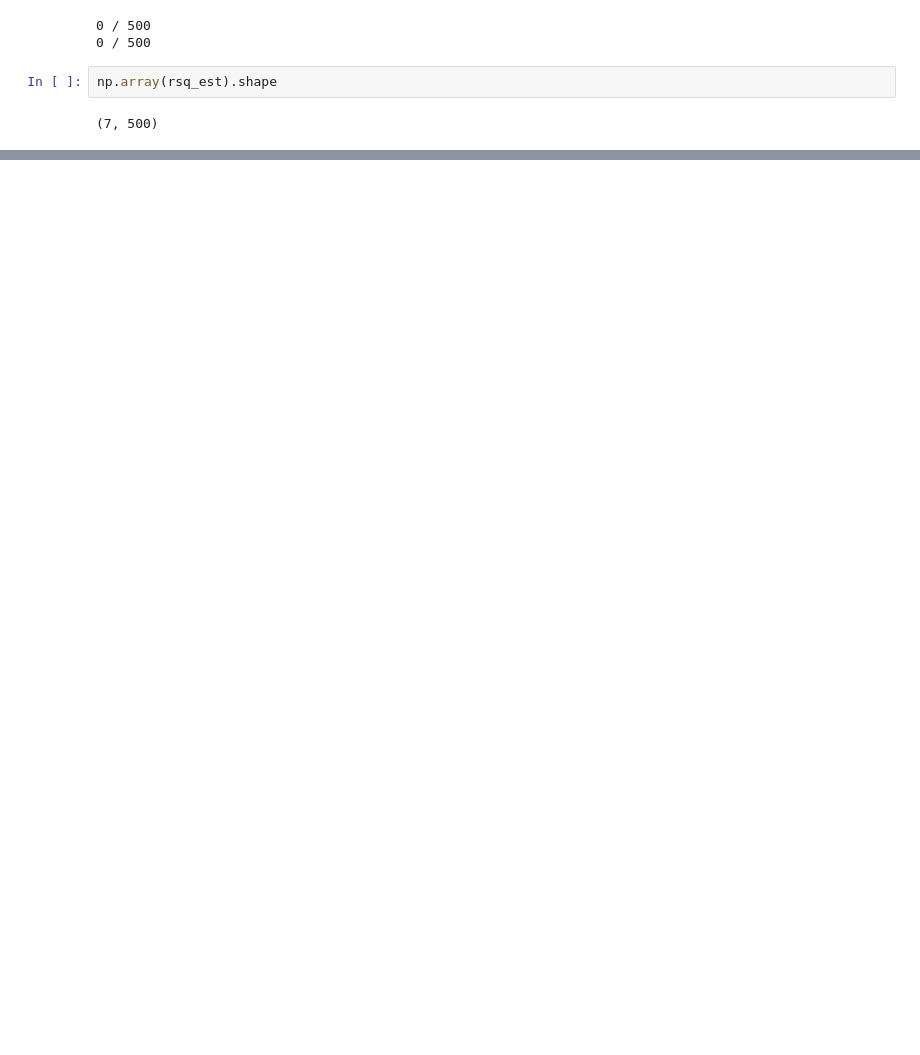
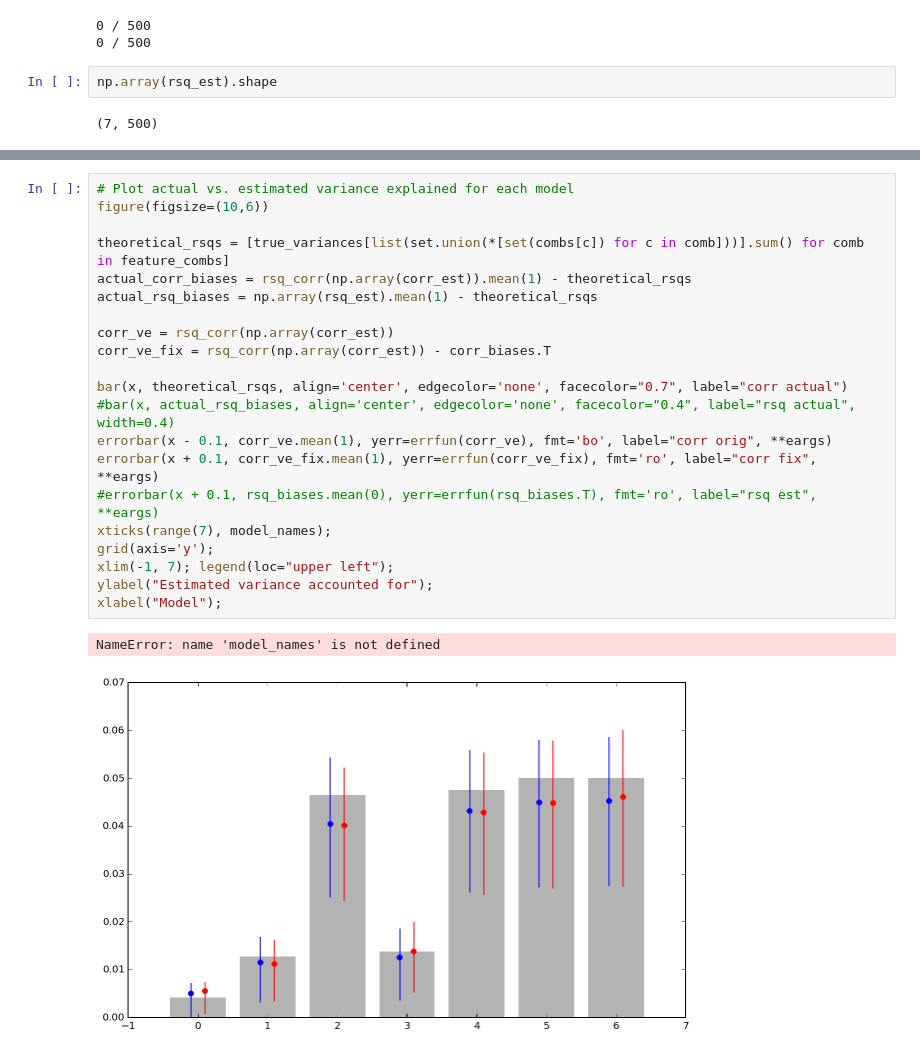
Before and after one commit to alexhuth/notebook-sharing, a Jupyter notebook: Variance Partitioning.ipynb, the cells around one changed output, grey strips where cells are left out. Cells and saved outputs as stored; diff of their text form; blank space fills up the shorter version.

```diff
--- a/Variance Partitioning.ipynb
+++ b/Variance Partitioning.ipynb
@@ -345 +371,25 @@ grid(axis='y'); ylabel('Variance in partition'); legend(); xlabel("Partition");
+# %%
+# Plot actual vs. estimated variance explained for each model
+figure(figsize=(10,6))
+
+theoretical_rsqs = [true_variances[list(set.union(*[set(combs[c]) for c in comb]))].sum() for comb in feature_combs]
+actual_corr_biases = rsq_corr(np.array(corr_est)).mean(1) - theoretical_rsqs
+actual_rsq_biases = np.array(rsq_est).mean(1) - theoretical_rsqs
+
+corr_ve = rsq_corr(np.array(corr_est))
+corr_ve_fix = rsq_corr(np.array(corr_est)) - corr_biases.T
+
+bar(x, theoretical_rsqs, align='center', edgecolor='none', facecolor="0.7", label="corr actual")
+#bar(x, actual_rsq_biases, align='center', edgecolor='none', facecolor="0.4", label="rsq actual", width=0.4)
+errorbar(x - 0.1, corr_ve.mean(1), yerr=errfun(corr_ve), fmt='bo', label="corr orig", **eargs)
+errorbar(x + 0.1, corr_ve_fix.mean(1), yerr=errfun(corr_ve_fix), fmt='ro', label="corr fix", **eargs)
+#errorbar(x + 0.1, rsq_biases.mean(0), yerr=errfun(rsq_biases.T), fmt='ro', label="rsq est", **eargs)
+xticks(range(7), model_names);
+grid(axis='y');
+xlim(-1, 7); legend(loc="upper left");
+ylabel("Estimated variance accounted for");
+xlabel("Model");
+# %% [output]
+NameError: name 'model_names' is not defined
+[figure, added]
 # %%
```
Also changed, not shown: parts of 11 cells of this notebook, 2 other files.
